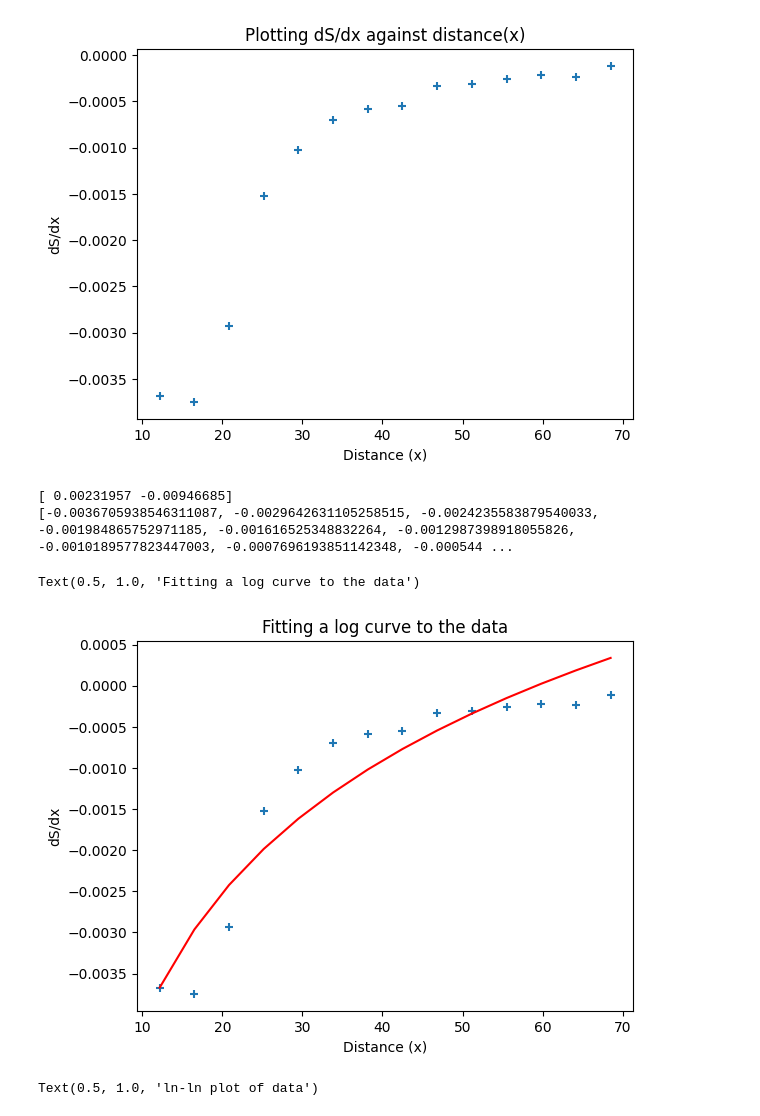
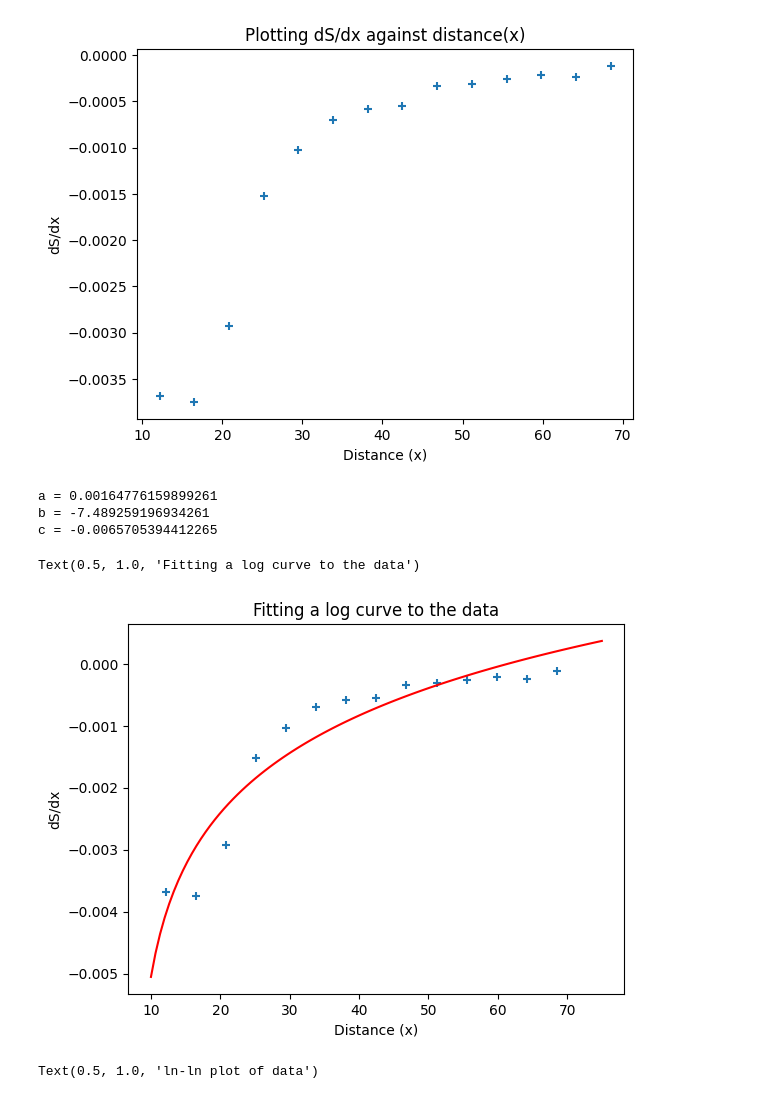
Before and after one commit to joshuamckean/prbx-code-jm, a Jupyter notebook: Code/Graphs.ipynb, the cells around one changed output. Drawn from its saved outputs; the diff is of its cells as text; code cells hidden in the pictures.

```diff
--- a/Code/Graphs.ipynb
+++ b/Code/Graphs.ipynb
@@ -4,0 +8,11 @@ import scipy.optimize
+# %%
+datasets = open("datasets.txt","r")
+datasets = datasets.read().splitlines()
+# remove blank lines
+for i in range(len(datasets)-1):
+    if not datasets[i]:
+        datasets.pop(i)
+raw_current_dataset = datasets[0].split(",")
+raw_current_dataset.pop(len(raw_current_dataset)-1)
+current_dataset = [float(val) for val in raw_current_dataset]
+current_dataset
@@ -100,28 +133,27 @@ plt.title("Plotting dS/dx against distance(x)")
 Text(0.5, 1.0, 'Plotting dS/dx against distance(x)')
 [figure]
 # %%
-def f(x, a, b):
-    return a * np.log(x) + b
+def f(x, a, b, c):
+    return a * np.log(x+b) + c
 
-p3 = scipy.optimize.curve_fit(f, xdata=grad_xs,ydata=grad_ys, p0=(0.01, 0.05))[0]
+p3 = scipy.optimize.curve_fit(f, xdata=grad_xs,ydata=grad_ys, p0=(0.001,-5,-0.005))[0]
+print("a =",p3[0],"\nb =",p3[1],"\nc =",p3[2])
 
-print(p3)
-y3 = []
-for grad_x in grad_xs:
-    y3.append(p3[0] * np.log(grad_x) + p3[1])
-print(y3)
+x = np.linspace(10,75,100)
 
+y3 = (p3[0] * np.log(x+p3[1])) + p3[2]
 
-plt.plot(grad_xs,y3,"red")
+plt.plot(x,y3,"red")
 plt.scatter(grad_xs,grad_ys,marker="+")
 plt.xlabel("Distance (x)")
 plt.ylabel("dS/dx")
 plt.title("Fitting a log curve to the data")
 # %% [output]
-[ 0.00231957 -0.00946685]
-[-0.0036705938546311087, -0.0029642631105258515, -0.0024235583879540033, -0.001984865752971185, -0.001616525348832264, -0.0012987398918055826, -0.0010189577823447003, -0.0007696193851142348, -0.000544 ...
+a = 0.00164776159899261
+b = -7.489259196934261
+c = -0.0065705394412265
 Text(0.5, 1.0, 'Fitting a log curve to the data')
-[figure, old version]
+[figure, new version]
 # %%
 neg_log_grads = []
 log_xs = []
```
Also changed, not shown: parts of 5 cells of this notebook.
